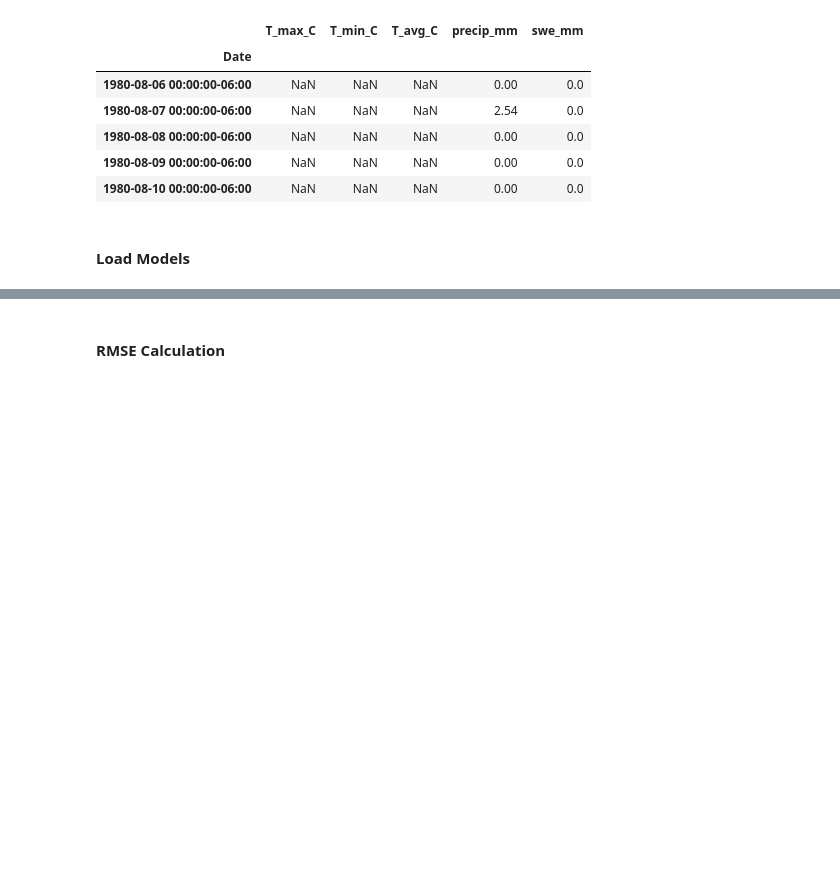
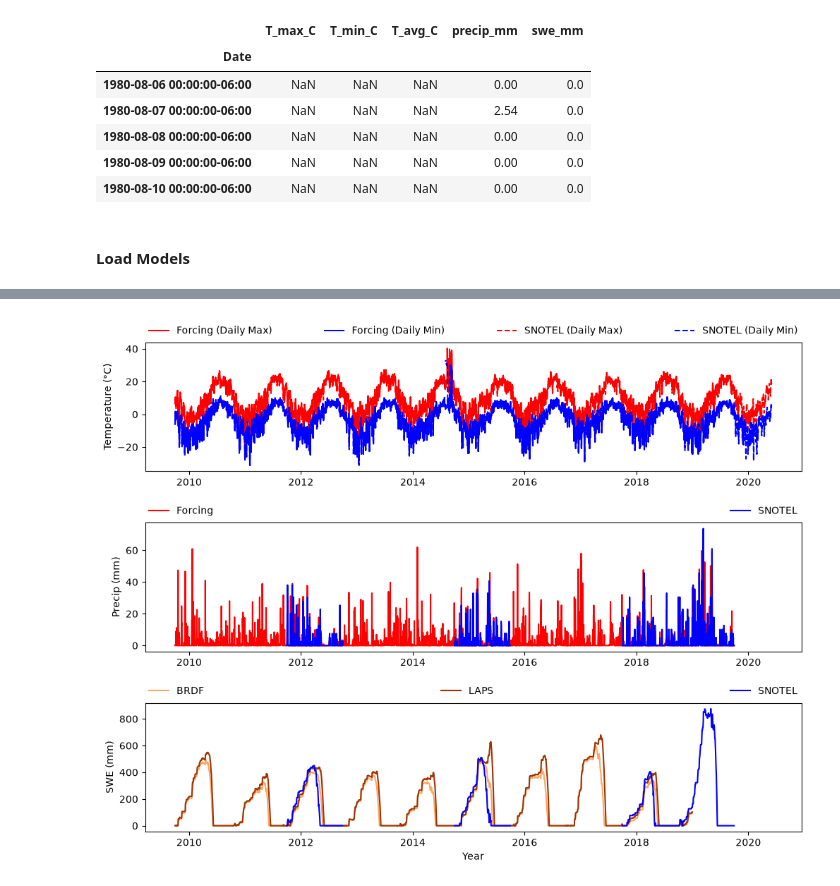
Before and after one commit to chrisrycx/lm4px_data_analysis, a Jupyter notebook: output_analysis/interactive/OutputAnalysisV2.ipynb, the cells around one changed output, grey strips where cells are left out. Cells and saved outputs as stored; diff of their text form; code cells hidden in the pictures; blank space fills up the shorter version.

Commit message:
Updated site output figure for pub.

```diff
--- a/output_analysis/interactive/OutputAnalysisV2.ipynb
+++ b/output_analysis/interactive/OutputAnalysisV2.ipynb
@@ -18,6 +19,7 @@ True
 # Run settings
 site = 'Cumbres Trestle'
 model_runs = ['s01011010_gbc_v0005','s01011010_ghelaps_v0008']
+experiment_names = ['BRDF','LAPS']
 forcing_file = '01011010_v0.10.1'
 # %% [markdown]
 #### Load Forcing
@@ -60,4 +62,9 @@ snotel_data.index = snotel_data.index.tz_localize(None)
 # %% [markdown]
 #### Load Models
 # %%
-model = LM4ModelOutput(site=site, forcing_string=forcing_str, namelist=namelist, version=version, spinup=False)
+models = []
+for model_str in model_runs:
+    model_forcing, namelist, version = model_str.split('_')
+    version = version[1:]
+    model = LM4ModelOutput(site=site, forcing_string=forcing_str, namelist=namelist, version=version, spinup=False)
+    models.append(model.get_data(['snow','snow_depth'],'land_daily'))
@@ -92,23 +100,47 @@ precip_daily = precipdf['combined'].resample('1D').sum()
+# %%
+# Custom range
+start_date = '2009-10-01'
+end_date = '2020-06-01'
 # %%
 # Plot snow
-fig, ax = plt.subplots(3, 1, figsize=(12, 8), sharex=True)
 
-Tair_max.plot(ax=ax[0], label='Tair (Daily Max)', color='red')
-Tair_min.plot(ax=ax[0], label='Tair (Daily Min)', color='blue')
-snotel_data.loc[start_date:end_date, 'T_max_C'].plot(ax=ax[0], label='SNOTEL T max', style='--r')
-snotel_data.loc[start_date:end_date, 'T_min_C'].plot(ax=ax[0], label='SNOTEL T max', style='--b')
+def line(ax, series, **kwargs):
+    # Series.plot() picks its datetime converter per call, which can conflict with a sharex
+    # neighbor's converter and trigger a UserWarning; plotting the raw arrays avoids that.
+    ax.plot(series.index.values, series.values, **kwargs)
 
-precip_daily.plot(ax=ax[1], label='Forcing Precip', color='red')
-snotel_data.loc[start_date:end_date, 'precip_mm'].plot(ax=ax[1], label='SNOTEL Precip', color='blue')
+fig, ax = plt.subplots(3, 1, figsize=(12, 9), sharex=True)
 
-model_snow['snow'].plot(ax=ax[2], label='Model SWE', color='orange')
-snotel_data.loc[start_date:end_date, 'swe_mm'].plot(ax=ax[2], label='SNOTEL SWE', color='blue')
+line(ax[0], Tair_max.loc[start_date:end_date], label='Forcing (Daily Max)', color='red')
+line(ax[0], Tair_min.loc[start_date:end_date], label='Forcing (Daily Min)', color='blue')
+line(ax[0], snotel_data.loc[start_date:end_date, 'T_max_C'], label='SNOTEL (Daily Max)', color='red', linestyle='--')
+line(ax[0], snotel_data.loc[start_date:end_date, 'T_min_C'], label='SNOTEL (Daily Min)', color='blue', linestyle='--')
+
+line(ax[1], precip_daily.loc[start_date:end_date], label='Forcing', color='red')
+line(ax[1], snotel_data.loc[start_date:end_date, 'precip_mm'], label='SNOTEL', color='blue')
+
+model_colors = plt.cm.Oranges(np.linspace(0.4, 0.9, len(models)))
+for model_data, name, color in zip(models, experiment_names, model_colors):
+    line(ax[2], model_data.loc[start_date:end_date, 'snow'], label=name, color=color)
+line(ax[2], snotel_data.loc[start_date:end_date, 'swe_mm'], label='SNOTEL', color='blue')
 
 # Add a figure title based on site name
-plt.suptitle(f'{site}', fontsize=16, y=0.9)
 ax[0].set_ylabel('Temperature (°C)')
 ax[1].set_ylabel('Precip (mm)')
 ax[2].set_ylabel('SWE (mm)')
-ax[0].legend()
-ax[1].legend()
-ax[2].legend()
+ax[2].set_xlabel('Year')
+
+# sharex hides tick labels on all but the bottom subplot by default; show them on all three
+ax[0].tick_params(axis='x', labelbottom=True)
+ax[1].tick_params(axis='x', labelbottom=True)
+
+# Horizontal legend strips above each subplot, entirely outside the axes so they
+# never overlap the data no matter where the lines fall.
+legend_kwargs = dict(loc='lower left', bbox_to_anchor=(0, 1.02, 1, 0.1), mode='expand', borderaxespad=0, frameon=False)
+ax[0].legend(ncol=4, **legend_kwargs)
+ax[1].legend(ncol=2, **legend_kwargs)
+ax[2].legend(ncol=len(experiment_names) + 1, **legend_kwargs)
+
+fig.subplots_adjust(hspace=0.4)
+# %% [output]
+[figure, added]
@@ -123,2 +146,0 @@ ax.legend()
-# %% [markdown]
-#### RMSE Calculation
```
Also changed, not shown: parts of 24 cells of this notebook.
